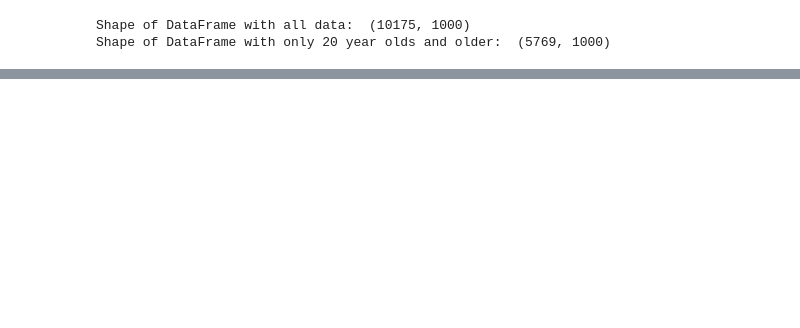
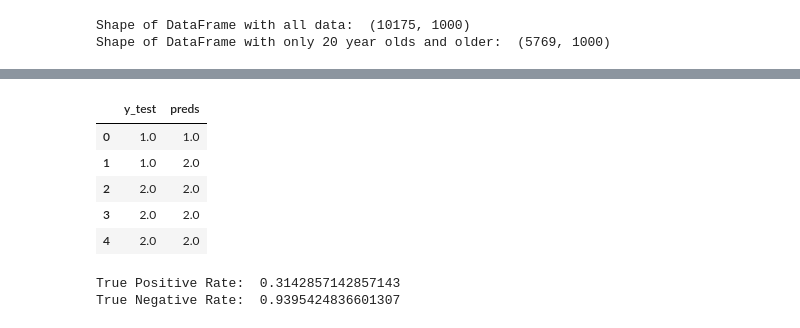
Before and after one commit to iklasky/Springboard, a Jupyter notebook: SecondCapstone/DiabetesPrediction.ipynb, the cells around one changed output, grey strips where cells are left out. Cells and saved outputs as stored; diff of their text form; code cells hidden in the pictures; blank space fills up the shorter version.

Commit message:
Diabetes testing for children and true +/- testing. New notebook for depression indicators as well

```diff
--- a/SecondCapstone/DiabetesPrediction.ipynb
+++ b/SecondCapstone/DiabetesPrediction.ipynb
@@ -63,0 +66,3 @@ df3 = df3[df3['DIQ010'].notna()]
+# %%
+df = df[list_acceptable_feats]
+df = df[df['DIQ010'].notna()]
@@ -205,0 +219,27 @@ runtime:  1.823354959487915
+# %%
+results = pd.DataFrame(y_test)
+results.columns = ['y_test']
+results['preds'] = preds
+results.head()
+# %% [output]
+|  | y_test | preds |
+| 0 | 1.0 | 1.0 |
+| 1 | 1.0 | 2.0 |
+| 2 | 2.0 | 2.0 |
+| 3 | 2.0 | 2.0 |
+| 4 | 2.0 | 2.0 |
+# %%
+true_pos = 0
+true_neg = 0
+
+for i in range(results.shape[0]):
+    if results.iloc[i][0] == 1 and results.iloc[i][1] == 1:
+        true_pos += 1
+    elif results.iloc[i][0] == 2 and results.iloc[i][1] == 2:
+        true_neg += 1
+
+print('True Positive Rate: ', true_pos/results[results.y_test ==  1].shape[0])
+print('True Negative Rate: ', true_neg/results[results.y_test ==  2].shape[0])
+# %% [output]
+True Positive Rate:  0.3142857142857143
+True Negative Rate:  0.9395424836601307
```
Also changed, not shown: parts of 13 cells of this notebook.
